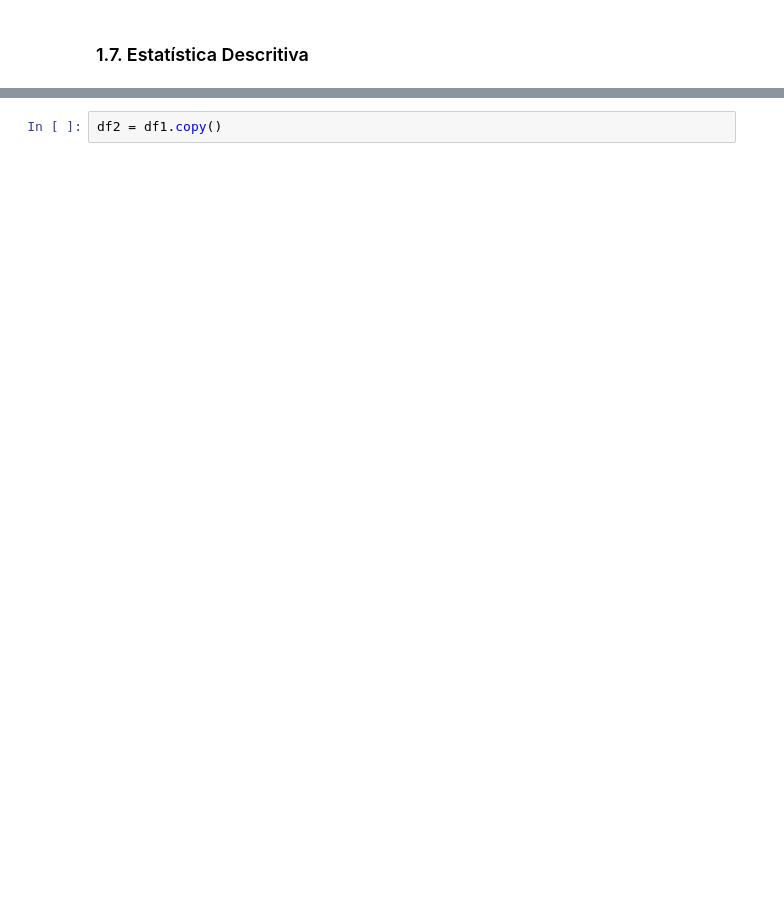
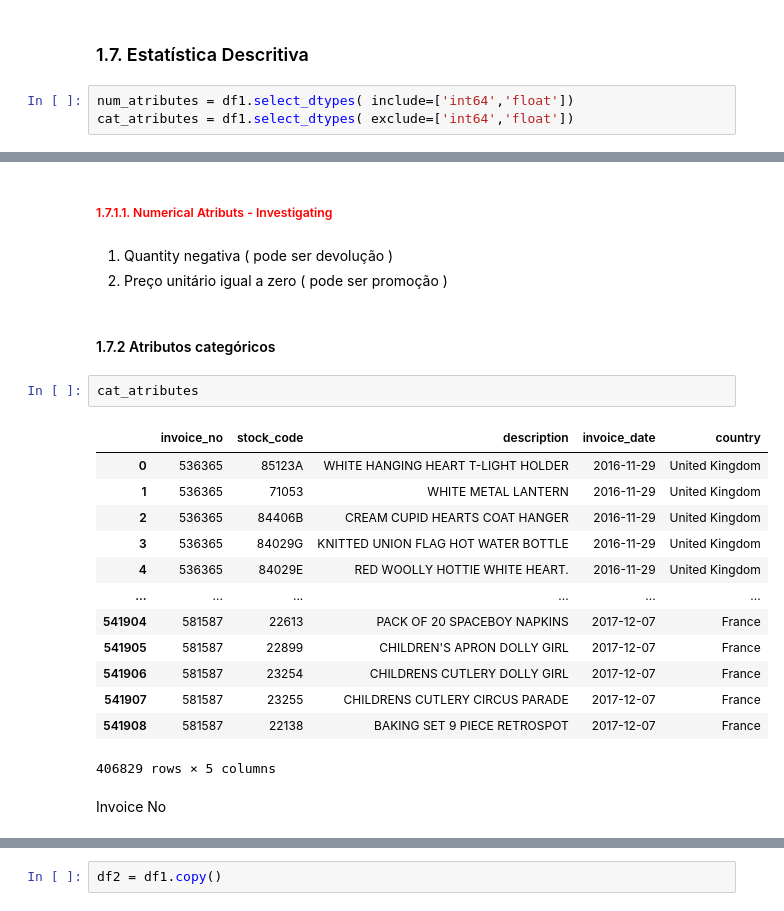
Before and after one commit to WillLeandro/ds_clusterizacao, a Jupyter notebook: notebooks/0.1 metricas.ipynb, the cells around one changed output, grey strips where cells are left out. Saved outputs shown, nothing was run; the diff lists cells and outputs as text; blank space fills up the shorter version.

```diff
--- a/notebooks/0.1 metricas.ipynb
+++ b/notebooks/0.1 metricas.ipynb
@@ -135,3 +138,6 @@ dtype: object
 | 4 | 536365 | 84029E | RED WOOLLY HOTTIE WHITE HEART. | 6 | 2016-11-29 | 3.39 | 17850 | United Kingdom |
 # %% [markdown]
 ### 1.7. Estatística Descritiva
+# %%
+num_atributes = df1.select_dtypes( include=['int64','float'])
+cat_atributes = df1.select_dtypes( exclude=['int64','float'])
@@ -137,0 +168,25 @@ dtype: object
+# %% [markdown]
+##### <font color='red'>1.7.1.1. Numerical Atributs - Investigating </font>
+# %% [markdown]
+1. Quantity negativa ( pode ser devolução )
+2. Preço unitário igual a zero ( pode ser promoção )
+# %% [markdown]
+#### 1.7.2 Atributos categóricos
+# %%
+cat_atributes
+# %% [output]
+|  | invoice_no | stock_code | description | invoice_date | country |
+| 0 | 536365 | 85123A | WHITE HANGING HEART T-LIGHT HOLDER | 2016-11-29 | United Kingdom |
+| 1 | 536365 | 71053 | WHITE METAL LANTERN | 2016-11-29 | United Kingdom |
+| 2 | 536365 | 84406B | CREAM CUPID HEARTS COAT HANGER | 2016-11-29 | United Kingdom |
+| 3 | 536365 | 84029G | KNITTED UNION FLAG HOT WATER BOTTLE | 2016-11-29 | United Kingdom |
+| 4 | 536365 | 84029E | RED WOOLLY HOTTIE WHITE HEART. | 2016-11-29 | United Kingdom |
+| ... | ... | ... | ... | ... | ... |
+| 541904 | 581587 | 22613 | PACK OF 20 SPACEBOY NAPKINS | 2017-12-07 | France |
+| 541905 | 581587 | 22899 | CHILDREN'S APRON DOLLY GIRL | 2017-12-07 | France |
+| 541906 | 581587 | 23254 | CHILDRENS CUTLERY DOLLY GIRL | 2017-12-07 | France |
+| 541907 | 581587 | 23255 | CHILDRENS CUTLERY CIRCUS PARADE | 2017-12-07 | France |
+| 541908 | 581587 | 22138 | BAKING SET 9 PIECE RETROSPOT | 2017-12-07 | France |
+406829 rows × 5 columns
+# %% [markdown]
+Invoice No
```
Also changed, not shown: parts of 26 cells of this notebook.
